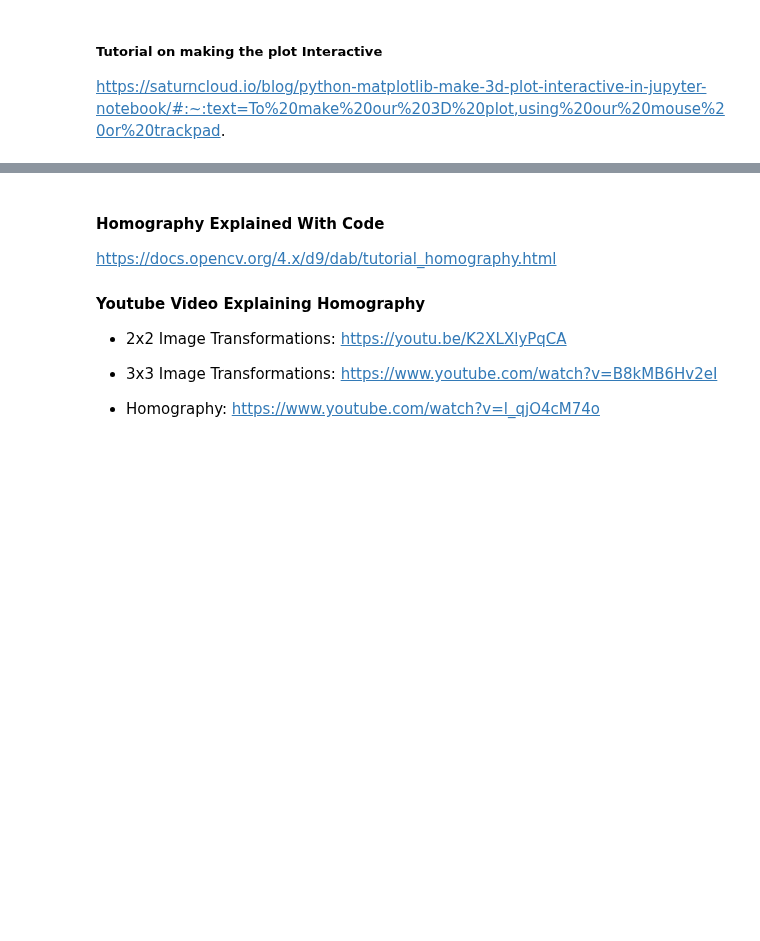
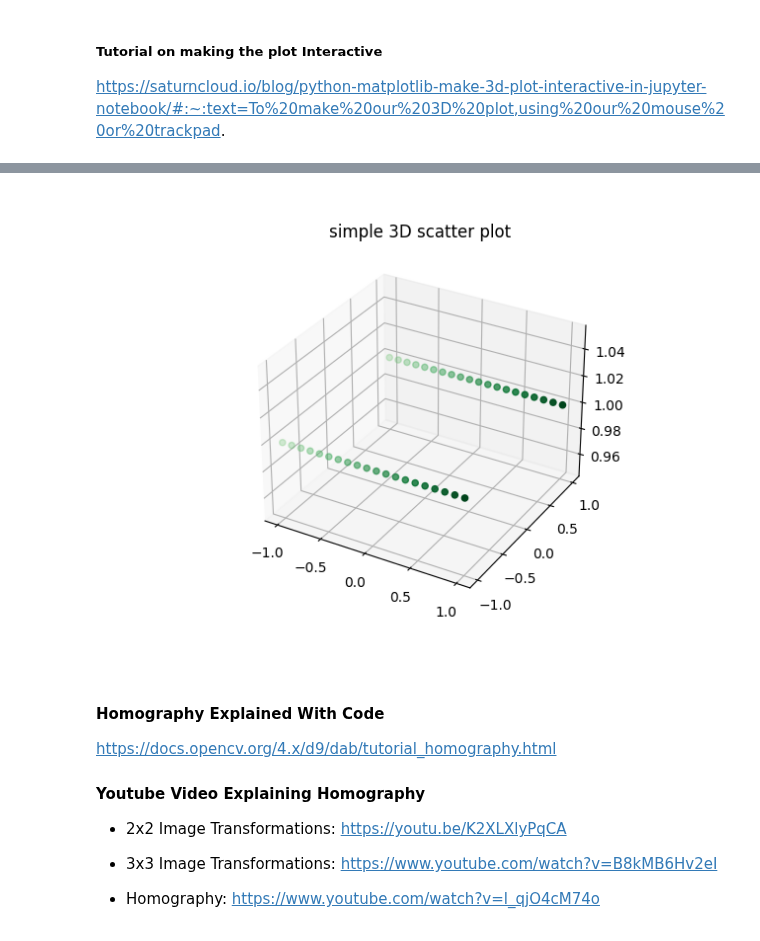
Before and after one commit to JoshuaG-K/transformation-visualization-tool, a Jupyter notebook: transformations.ipynb, the cells around one changed output, grey strips where cells are left out. Saved outputs shown, nothing was run; the diff lists cells and outputs as text; code cells hidden in the pictures; blank space fills up the shorter version.

Commit message:
Added gradient of points, have to connect the lines next

```diff
--- a/transformations.ipynb
+++ b/transformations.ipynb
@@ -38,3 +37,38 @@ plt.show()
+# %%
+# Create green dots for left side of line
+num_dots = 20
+
+left_green = np.linspace(-1, 1, num_dots).reshape((-1, 1)) # x values
+left_neg_ones = -1*np.ones((left_green.shape))
+left_ones =  np.ones(left_green.shape)
+left_green_points = np.concatenate((left_green, left_neg_ones, left_ones), axis=1)
+
+
+right_green = np.linspace(-1, 1, num_dots).reshape((-1, 1))
+right_neg_ones = np.ones((right_green.shape))
+right_ones =  np.ones(right_green.shape)
+right_green_points = np.concatenate((right_green, right_neg_ones, right_ones), axis=1)
+
+# Creating figure
+fig = plt.figure()
+ax = fig.add_subplot(111, projection="3d")
+
+gradient = np.linspace(0.5, 1, num_dots)
+colors = plt.cm.Greens(gradient)
+
+# Creating plot
+ax.scatter(left_green_points[:, 0], left_green_points[:, 1], left_green_points[:, 2], c=colors)
+ax.scatter(right_green_points[:, 0], right_green_points[:, 1], right_green_points[:, 2], c=colors)
+plt.title("simple 3D scatter plot")
+
+# show plot
+plt.show()
+
+# TODO: Draw a line between all of these points using a for loop
+
+# print(left_green_points)
+# %% [output]
+[figure, added]
 # %% [markdown]
 #### Homography Explained With Code ####
 https://docs.opencv.org/4.x/d9/dab/tutorial_homography.html
```
Also changed, not shown: parts of 1 cell of this notebook.
